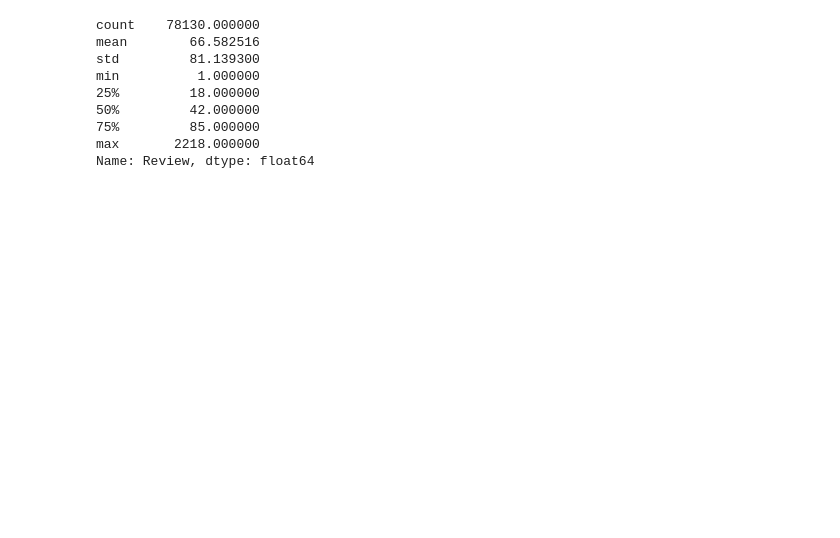
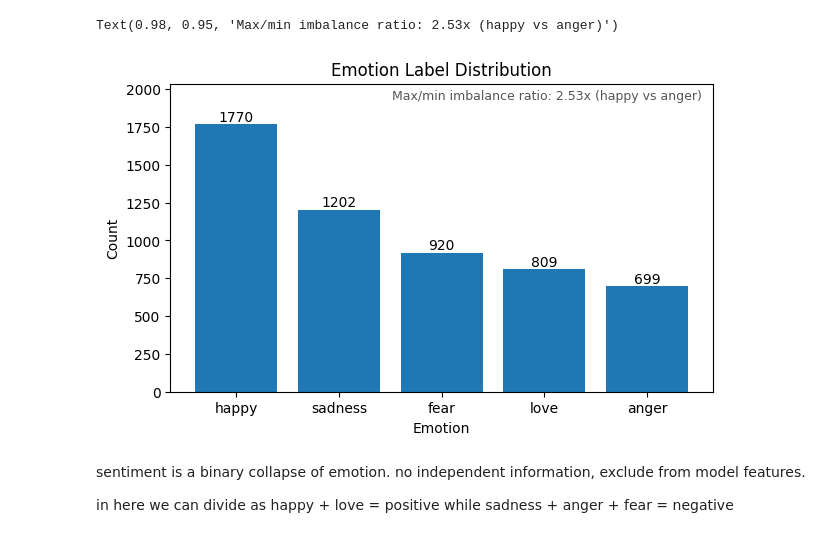
Before and after one commit to zazuay/Emotion-Classification-in-E-Commerce, a Jupyter notebook: notebooks/00_EDA.ipynb, the cells around one changed output. Saved outputs shown, nothing was run; the diff lists cells and outputs as text; code cells hidden in the pictures; blank space fills up the shorter version.

```diff
--- a/notebooks/00_EDA.ipynb
+++ b/notebooks/00_EDA.ipynb
@@ -31,3 +37,0 @@ Name: count, dtype: int64
-# %%
-df['Emotion'] = df['Emotion'].str.lower()
-df['Emotion'].value_counts()
@@ -57,3 +59,8 @@ df.duplicated().sum()
 # %%
-df['Review'].head()
+emotion_order = df["Emotion"].value_counts().index.tolist()
+colors = sns.color_palette("muted", n_colors=len(emotion_order))
+emotion_counts = df["Emotion"].value_counts()
+print(emotion_counts)
+print("\nProportions:")
+print((emotion_counts / len(df)).round(3))
 # %% [output]
@@ -66,12 +83,20 @@ Name: Review, dtype: object
 # %%
-df['Review'].apply(len).describe()
+fig, ax = plt.subplots(figsize=(7, 4))
+bars = ax.bar(emotion_counts.index, emotion_counts.values)
+ax.bar_label(bars)
+ax.set_title('Emotion Label Distribution')
+ax.set_xlabel('Emotion')
+ax.set_ylabel('Count')
+ax.set_ylim(0, emotion_counts.max() * 1.15)
+
+ratio = emotion_counts.max() / emotion_counts.min()
+ax.annotate(f"Max/min imbalance ratio: {ratio:.2f}x ({emotion_counts.idxmax()} vs {emotion_counts.idxmin()})",
+            xy=(0.98, 0.95), xycoords="axes fraction",
+            ha="right", fontsize=9, color="#555")
 # %% [output]
-count    78130.000000
-mean        66.582516
-std         81.139300
-min          1.000000
-25%         18.000000
-50%         42.000000
-75%         85.000000
-max       2218.000000
-Name: Review, dtype: float64
+Text(0.98, 0.95, 'Max/min imbalance ratio: 2.53x (happy vs anger)')
+[figure, added]
+# %% [markdown]
+sentiment is a binary collapse of emotion. no independent information, exclude from model features.
+
+in here we can divide as happy + love = positive while sadness + anger + fear = negative
```
Also changed, not shown: parts of 18 cells of this notebook, 8 other files.
